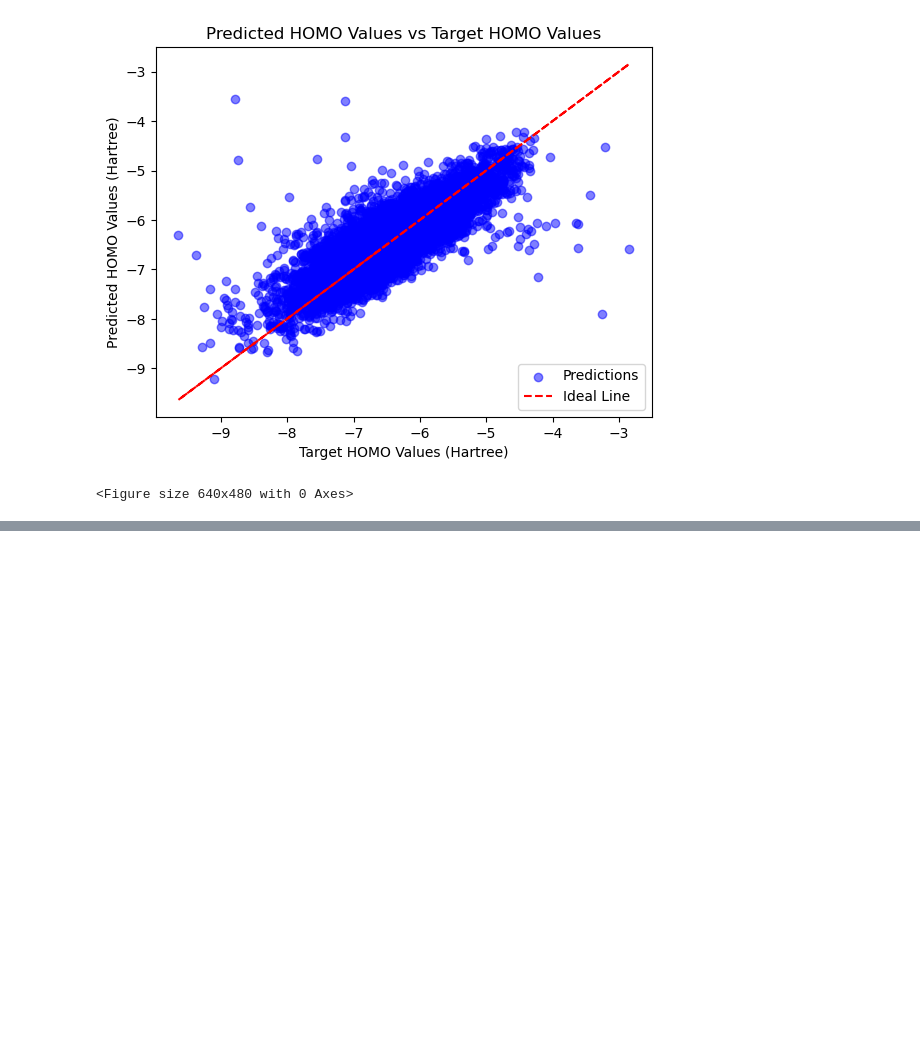
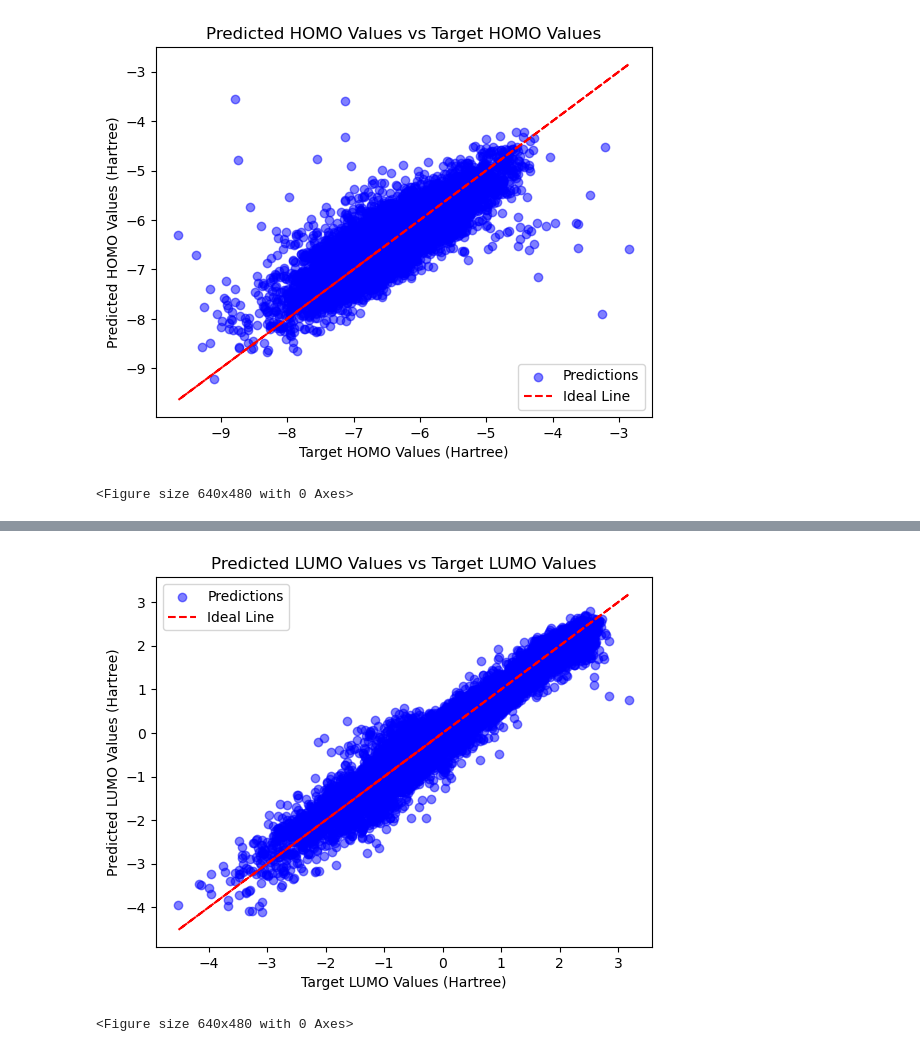
Before and after one commit to simonvonger/QM9_group10.0, a Jupyter notebook: Main_pred.ipynb, the cells around one changed output, grey strips where cells are left out. Saved outputs shown, nothing was run; the diff lists cells and outputs as text; code cells hidden in the pictures; blank space fills up the shorter version.

Commit message:
add alpha and lumo

```diff
--- a/Main_pred.ipynb
+++ b/Main_pred.ipynb
@@ -62,3 +62,64 @@ plt.savefig("predicted_vs_target_plot_homo.png")
 Average test MAE loss: 0.27487978498444304
 [figure]
 <Figure size 640x480 with 0 Axes>
+# %%
+import os
+import torch
+import torch.nn as nn
+import numpy as np
+from Dataloader import DataLoaderQM9
+from Model import PaiNN
+from Training import Trainer
+from Model import saveModel, mse, mae, test
+import matplotlib.pyplot as plt
+
+device = torch.device("cuda" if torch.cuda.is_available() else "cpu")
+
+def test(model, test_set):
+    model.eval()
+    device = next(model.parameters()).device
+
+    test_loss = 0.0
+
+    with torch.no_grad():
+        for batch_num, batch in enumerate(test_set):
+            targets = batch["targets"][:, 3].to(device).unsqueeze(dim=-1)
+            outputs = model(batch)
+            loss = mae(outputs, targets)
+            test_loss += loss.item()
+    avg_test_loss = test_loss / (batch_num + 1)
+    print(f"Average test MAE loss: {avg_test_loss}")
+
+# Load the pre-trained model with map_location
+best_model = PaiNN(r_cut=5, device=device).to(device)
+best_model.load_state_dict(torch.load("./LUMO_best_model.pth", map_location='cpu'))
+test(best_model, DataLoaderQM9(r_cut=5, batch_size=100).get_test())
+
+# Plotting the predicted outputs vs target values
+def plot_predictions(model, test_set):
+    model.eval()
+    device = next(model.parameters()).device
+
+    predictions = []
+    targets = []
+
+    with torch.no_grad():
+        for batch_num, batch in enumerate(test_set):
+            target_batch = batch["targets"][:, 3].cpu().numpy()
+            output_batch = model(batch).cpu().numpy()
+
+            targets.extend(target_batch)
+            predictions.extend(output_batch)
+
+    plt.scatter(targets, predictions, alpha=0.5, color='blue', label='Predictions')
+    plt.plot(targets, targets, color='red', linestyle='--', label='Ideal Line')  # Ideal line
+    plt.xlabel("Target LUMO Values (Hartree)")
+    plt.ylabel("Predicted LUMO Values (Hartree)")
+    plt.title("Predicted LUMO Values vs Target LUMO Values")
+    plt.legend()
+    plt.show()
+
+# Plotting and saving the plot
+plot_predictions(best_model, DataLoaderQM9(r_cut=5, batch_size=100).get_test())
+plt.savefig("predicted_vs_target_plot_lumo.png")
+# %% [output]
@@ -64,0 +127,2 @@ Average test MAE loss: 0.27487978498444304
+[figure, added]
+<Figure size 640x480 with 0 Axes>
```
Also changed, not shown: parts of 2 cells of this notebook, 2 other files.
